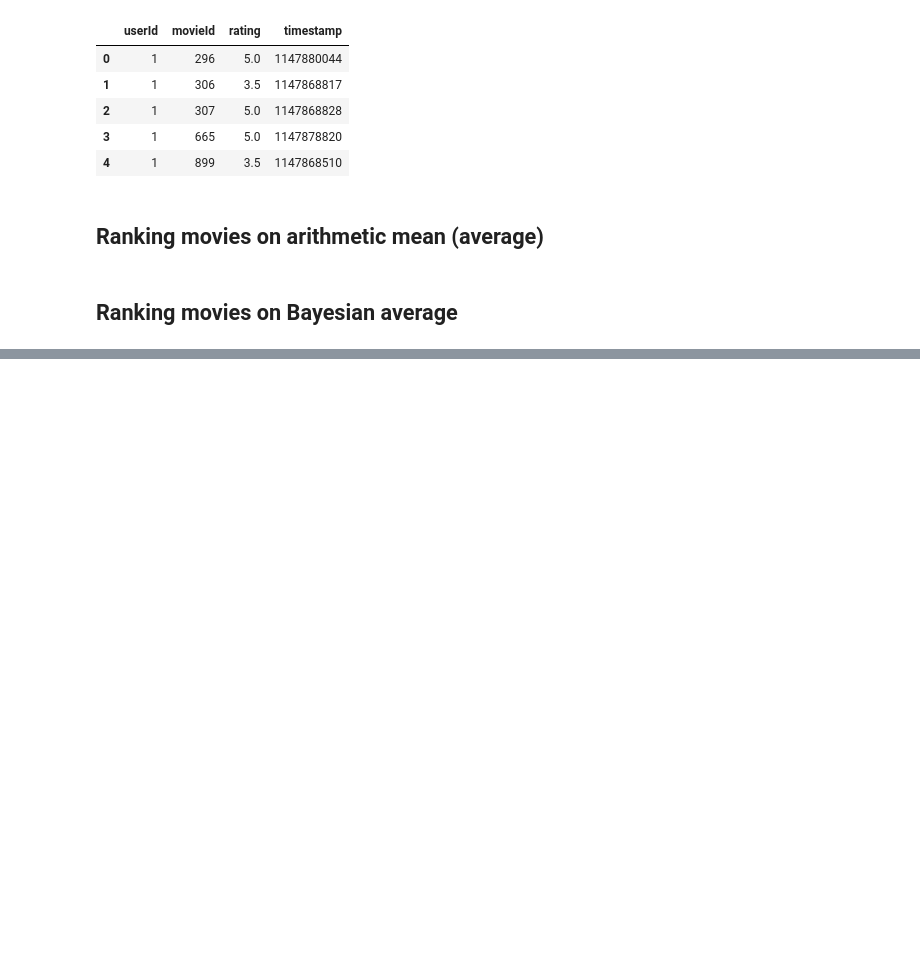
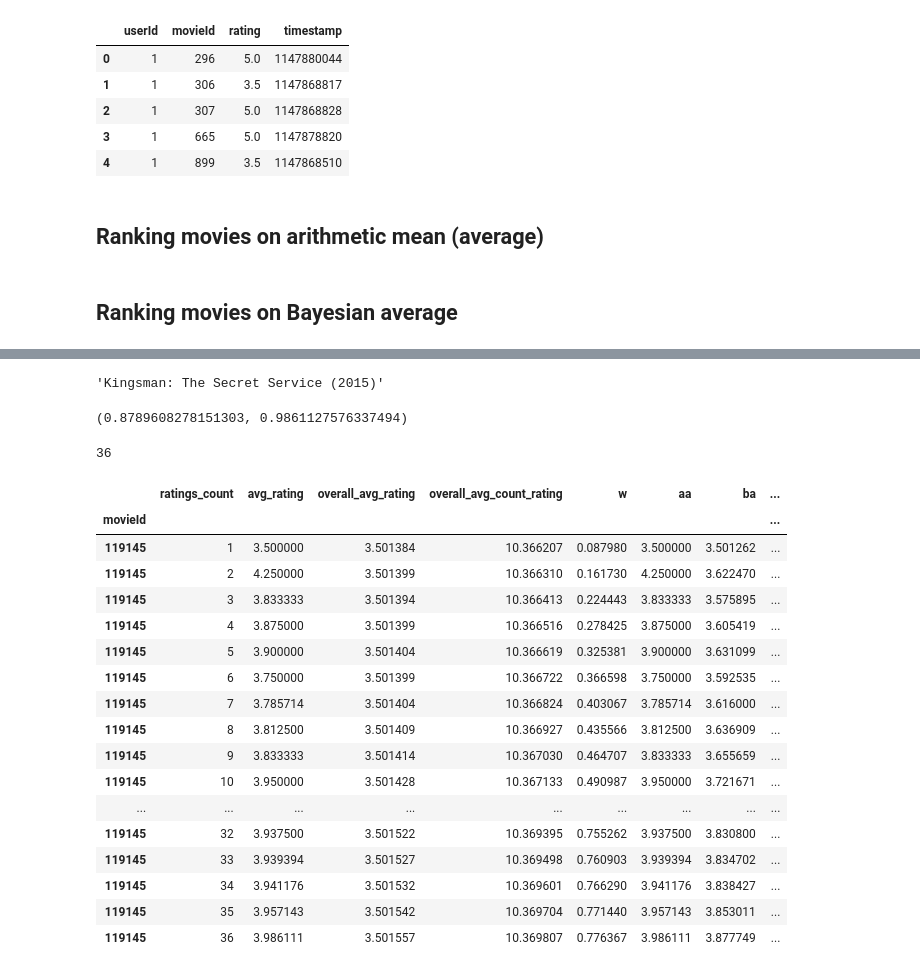
Before and after one commit to arpitbbhayani/ranking-on-ratings, a Jupyter notebook: movie-lens.ipynb, the cells around one changed output, grey strips where cells are left out. Saved outputs shown, nothing was run; the diff lists cells and outputs as text; code cells hidden in the pictures; blank space fills up the shorter version.

Commit message:
kingsman analysis.

```diff
--- a/movie-lens.ipynb
+++ b/movie-lens.ipynb
@@ -77,3 +78,3 @@ adf.sort_values('ba', ascending=False).head()
 # %%
-adf['diff'] = adf['wa'] - adf['ba']
+adf['diff'] = adf['aa'] - adf['ba']
 # %%
@@ -99,0 +102,66 @@ adf.sort_values('ba', ascending=False).index.get_loc(1)
+# %%
+ndf[ndf.movieId == 119145].title.values[0]
+# %% [output]
+'Kingsman: The Secret Service (2015)'
+# %%
+adf[adf.index == 119145]
+adf.aa.rank(pct=True)[119145],adf.ba.rank(pct=True)[119145]
+# %% [output]
+(0.8789608278151303, 0.9861127576337494)
+# %%
+def all_positions(movieId):
+    df = pd.read_csv("./ml-latest-small/ratings.csv")
+    df_ratings_for_movie = df[df.movieId == movieId].sort_values('timestamp', ascending=False)
+    df = df.drop(df[df.movieId == movieId].index)
+
+    pos = []
+
+    count = 10
+    for x in df_ratings_for_movie.itertuples():
+        df = df.append([x], ignore_index=True)
+
+        all_aa = df.groupby('movieId')["rating"].mean().sort_values(ascending=False)
+        avg_rating = df['rating'].mean()
+        avg_count_rating = df.groupby("movieId")['rating'].count().mean()
+        count_ratings = df.groupby("movieId").count()['rating']
+        adf = pd.DataFrame(count_ratings, columns=['rating'])
+        adf.rename(columns = {'rating':'ratings_count'}, inplace = True)
+        adf['avg_rating'] = df.groupby('movieId').mean()['rating']
+        adf['overall_avg_rating'] = avg_rating
+        adf['overall_avg_count_rating'] = avg_count_rating
+        adf['w'] = adf['ratings_count']/(adf['overall_avg_count_rating'] + adf['ratings_count'])
+        adf['aa'] = all_aa
+        adf['ba'] = adf['w'] * adf['avg_rating'] + (1-adf['w']) * adf['overall_avg_rating']
+        adf['ba_rank'] = adf.ba.rank(pct=True)
+        adf['aa_rank'] = adf.aa.rank(pct=True)
+
+        pos.append(adf[adf.index == movieId])
+
+    return pos
+
+poses = all_positions(119145)
+# %%
+len(poses)
+# %% [output]
+36
+# %%
+pd.concat(poses)
+# %% [output]
+|  | ratings_count | avg_rating | overall_avg_rating | overall_avg_count_rating | w | aa | ba | ... |
+| movieId |  |  |  |  |  |  |  | ... |
+| 119145 | 1 | 3.500000 | 3.501384 | 10.366207 | 0.087980 | 3.500000 | 3.501262 | ... |
+| 119145 | 2 | 4.250000 | 3.501399 | 10.366310 | 0.161730 | 4.250000 | 3.622470 | ... |
+| 119145 | 3 | 3.833333 | 3.501394 | 10.366413 | 0.224443 | 3.833333 | 3.575895 | ... |
+| 119145 | 4 | 3.875000 | 3.501399 | 10.366516 | 0.278425 | 3.875000 | 3.605419 | ... |
+| 119145 | 5 | 3.900000 | 3.501404 | 10.366619 | 0.325381 | 3.900000 | 3.631099 | ... |
+| 119145 | 6 | 3.750000 | 3.501399 | 10.366722 | 0.366598 | 3.750000 | 3.592535 | ... |
+| 119145 | 7 | 3.785714 | 3.501404 | 10.366824 | 0.403067 | 3.785714 | 3.616000 | ... |
+| 119145 | 8 | 3.812500 | 3.501409 | 10.366927 | 0.435566 | 3.812500 | 3.636909 | ... |
+| 119145 | 9 | 3.833333 | 3.501414 | 10.367030 | 0.464707 | 3.833333 | 3.655659 | ... |
+| 119145 | 10 | 3.950000 | 3.501428 | 10.367133 | 0.490987 | 3.950000 | 3.721671 | ... |
+| ... | ... | ... | ... | ... | ... | ... | ... | ... |
+| 119145 | 32 | 3.937500 | 3.501522 | 10.369395 | 0.755262 | 3.937500 | 3.830800 | ... |
+| 119145 | 33 | 3.939394 | 3.501527 | 10.369498 | 0.760903 | 3.939394 | 3.834702 | ... |
+| 119145 | 34 | 3.941176 | 3.501532 | 10.369601 | 0.766290 | 3.941176 | 3.838427 | ... |
+| 119145 | 35 | 3.957143 | 3.501542 | 10.369704 | 0.771440 | 3.957143 | 3.853011 | ... |
+| 119145 | 36 | 3.986111 | 3.501557 | 10.369807 | 0.776367 | 3.986111 | 3.877749 | ... |
```
Also changed, not shown: parts of 11 cells of this notebook.
